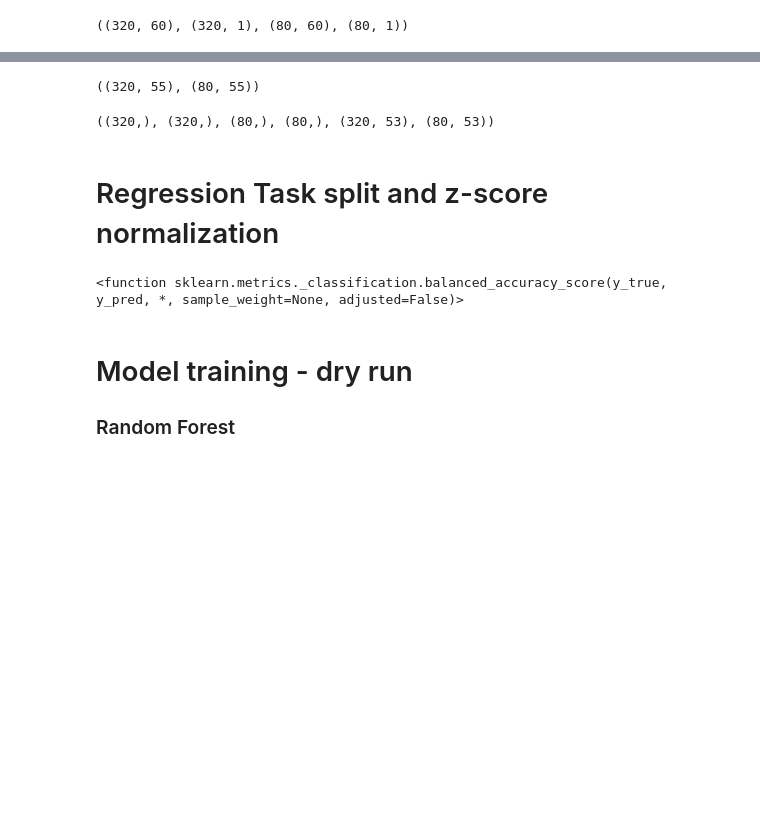
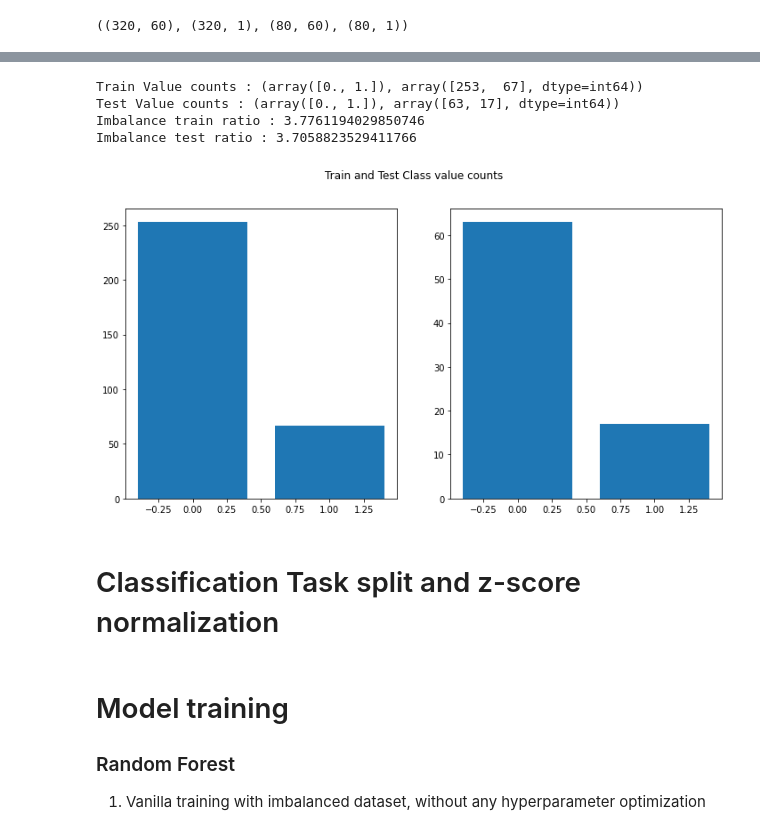
Before and after one commit to artemi8/ml-project-2, a Jupyter notebook: sudarsaan/data_proc_v2.ipynb, the cells around one changed output, grey strips where cells are left out. Cells and saved outputs as stored; diff of their text form; code cells hidden in the pictures; blank space fills up the shorter version.

Commit message:
Tried multiple methods for solving class imbalance problem

```diff
--- a/sudarsaan/data_proc_v2.ipynb
+++ b/sudarsaan/data_proc_v2.ipynb
@@ -163,0 +179,4 @@ testY = test['pcr'].to_numpy().reshape(-1, 1)
+# %%
+datasetv2_save_path = "dataset/dataset_v2"
+trainX, trainY, testX, testY = load_dataset(path=datasetv2_save_path)
+scalerTrainX = load_normalizer(path=datasetv2_save_path, task='classification')
@@ -195,5 +189,0 @@ with open(f'dataset/dataset_v1/data.npy', 'wb') as f:
-# %%
-train, test = train_test_split(imputed_arr, test_size=0.20)
-train.shape, test.shape
-# %% [output]
-((320, 55), (80, 55))
@@ -209,6 +190,27 @@ xTest_data =  test[:, 2:]
-# %%
-train_classification_y.shape, train_regression_y.shape, test_classification_y.shape, test_regression_y.shape, xTrain_data.shape, xTest_data.shape
-# %% [output]
-((320,), (320,), (80,), (80,), (320, 53), (80, 53))
+# %%
+train_unique_values, train_counts = np.unique(trainY, return_counts=True)
+test_unique_values, test_counts = np.unique(testY, return_counts=True)
+
+print(f'Train Value counts : {train_unique_values, train_counts}')
+print(f'Test Value counts : {test_unique_values, test_counts}')
+
+print(f'Imbalance train ratio : {max(train_counts)/min(train_counts)}')
+print(f'Imbalance test ratio : {max(test_counts)/min(test_counts)}')
+# %% [output]
+Train Value counts : (array([0., 1.]), array([253,  67], dtype=int64))
+Test Value counts : (array([0., 1.]), array([63, 17], dtype=int64))
+Imbalance train ratio : 3.7761194029850746
+Imbalance test ratio : 3.7058823529411766
+# %%
+fig, axes = plt.subplots(1, 2, figsize=(12,6))
+
+axes[0].bar(x=train_unique_values, height=train_counts)
+axes[1].bar(x=test_unique_values, height=test_counts)
+
+fig.suptitle('Train and Test Class value counts')
+
+plt.show()
+# %% [output]
+[figure, added]
 # %% [markdown]
-# Regression Task split and z-score normalization
+# Classification Task split and z-score normalization
@@ -224,9 +217,6 @@ testY = scalerTrainY.transform(test_regression_y.ravel())
-# %%
-mean_absolute_error
-balanced_accuracy_score
-# %% [output]
-<function sklearn.metrics._classification.balanced_accuracy_score(y_true, y_pred, *, sample_weight=None, adjusted=False)>
 # %% [markdown]
-# Model training - dry run
+# Model training
 ### Random Forest
+
+1. Vanilla training with imbalanced dataset, without any hyperparameter optimization
 # %%
```
Also changed, not shown: parts of 79 cells of this notebook, 4 other files.
